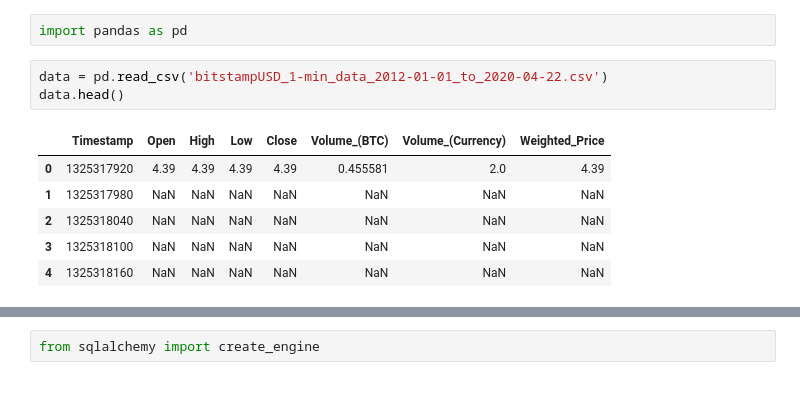
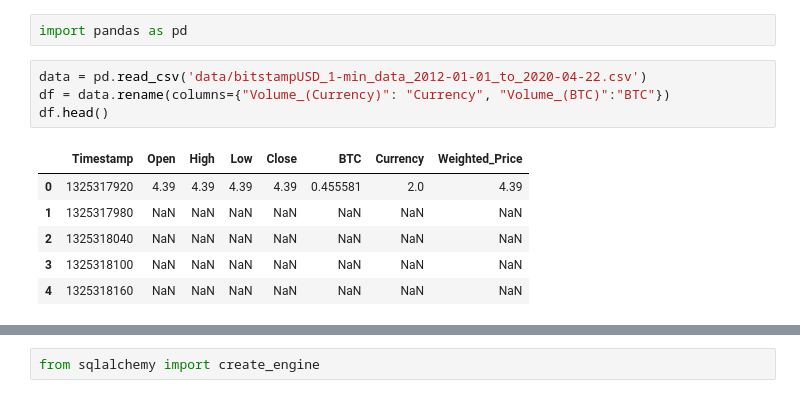
Before and after one commit to sayemomer/bitcoin-historical-data, a Jupyter notebook: Untitled.ipynb, the cells around one changed output, grey strips where cells are left out. Drawn from its saved outputs; the diff is of its cells as text.

```diff
--- a/Untitled.ipynb
+++ b/Untitled.ipynb
@@ -19,10 +1,11 @@ Successfully installed numpy-1.19.1 pandas-1.1.1 python-dateutil-2.8.1 pytz-2020
 # %%
 import pandas as pd
 # %%
-data = pd.read_csv('bitstampUSD_1-min_data_2012-01-01_to_2020-04-22.csv')
-data.head()
+data = pd.read_csv('data/bitstampUSD_1-min_data_2012-01-01_to_2020-04-22.csv')
+df = data.rename(columns={"Volume_(Currency)": "Currency", "Volume_(BTC)":"BTC"})
+df.head()
 # %% [output]
-|  | Timestamp | Open | High | Low | Close | Volume_(BTC) | Volume_(Currency) | Weighted_Price |
+|  | Timestamp | Open | High | Low | Close | BTC | Currency | Weighted_Price |
 | 0 | 1325317920 | 4.39 | 4.39 | 4.39 | 4.39 | 0.455581 | 2.0 | 4.39 |
 | 1 | 1325317980 | NaN | NaN | NaN | NaN | NaN | NaN | NaN |
 | 2 | 1325318040 | NaN | NaN | NaN | NaN | NaN | NaN | NaN |
```
Also changed, not shown: parts of 9 cells of this notebook, 1 other file.
